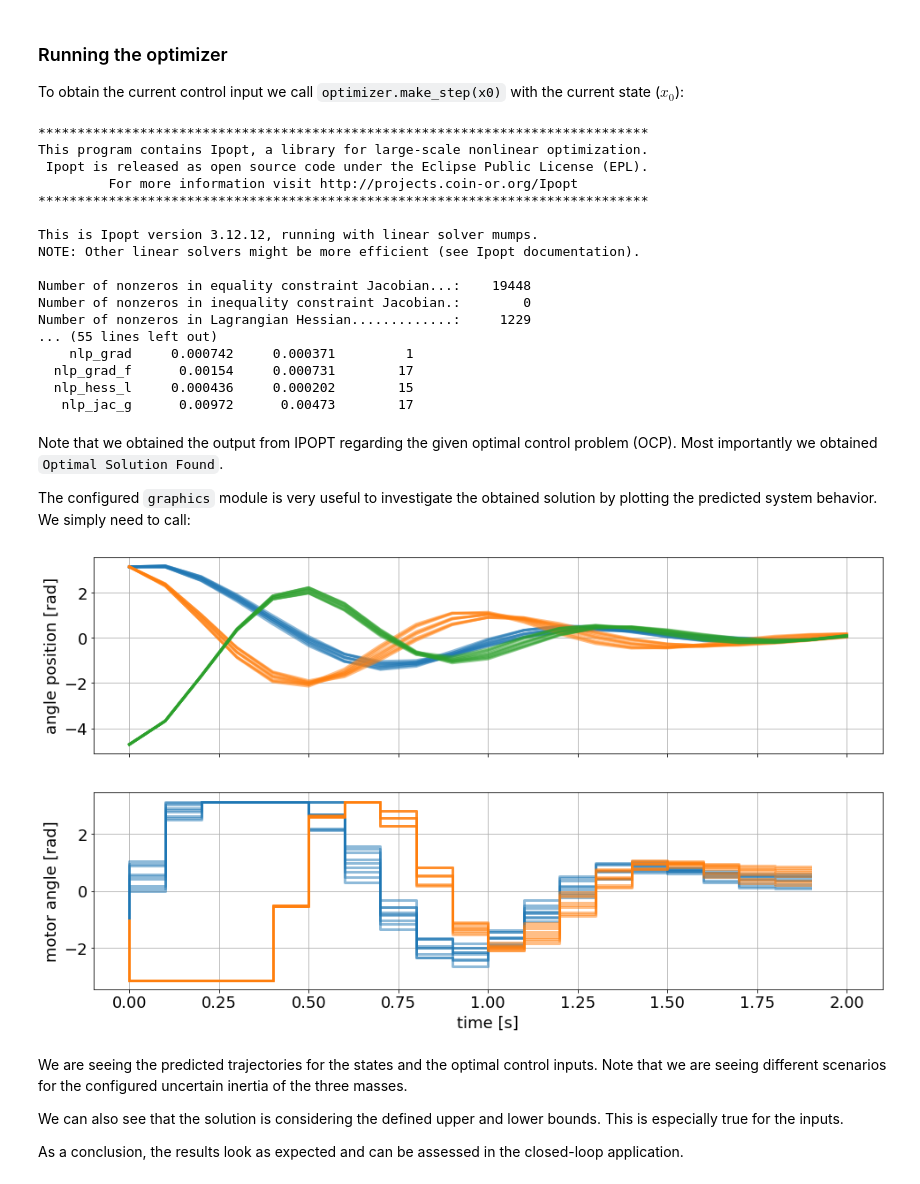
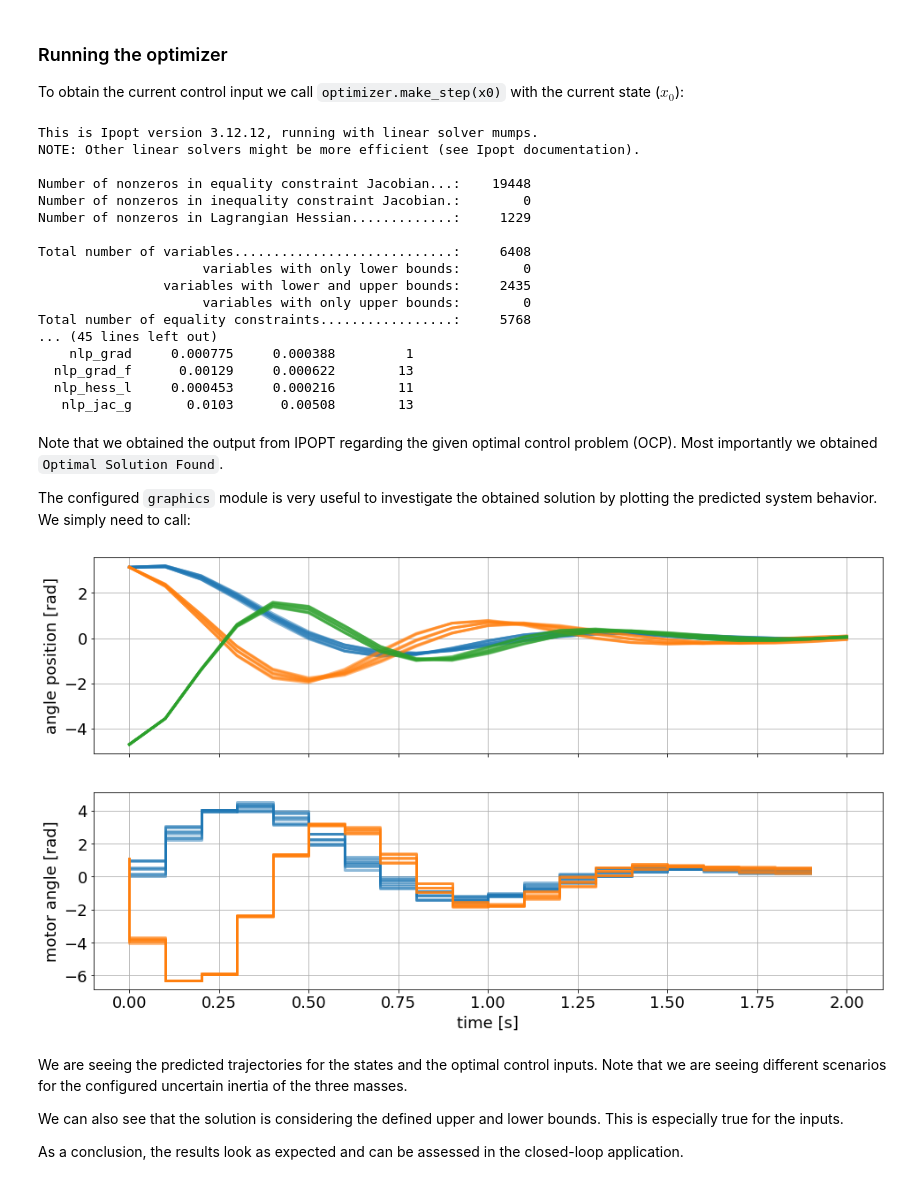
Before and after one commit to do-mpc/do-mpc, a Jupyter notebook: new_version/docs/source/getting_started.ipynb, the cells around one changed output. Drawn from its saved outputs; the diff is of its cells as text; code cells hidden in the pictures.

Commit message:
massive restructuring of dompc
Optimizer is now the common base for MPC and MHE.
backend_optimizer ist gone

```diff
--- a/new_version/docs/source/getting_started.ipynb
+++ b/new_version/docs/source/getting_started.ipynb
@@ -251,20 +251,20 @@ optimizer.bounds['upper','_u', 'phi_m_2_set'] = -2*np.pi
 Scaling is an important feature if the OCP is poorly conditioned, e.g. different states have significantly different magnitudes. In that case the unscaled problem might not lead to a (desired) solution.
 Scaling factors can be introduced for all states, inputs and algebraic variables and the objective is to scale them to roughly the same order of magnitude. For the given problem, this is not necessary but we briefly show the syntax (note that this step can also be skipped).
 # %%
-optimizer.scaling['_x', 'phi_1'] = 2
-optimizer.scaling['_x', 'phi_2'] = 2
-optimizer.scaling['_x', 'phi_3'] = 2
+mpc.scaling['_x', 'phi_1'] = 2
+mpc.scaling['_x', 'phi_2'] = 2
+mpc.scaling['_x', 'phi_3'] = 2
 # %% [markdown]
 ### Uncertain Parameters
 An important feature of **do mpc** is scenario based robust MPC. Instead of predicting and controlling a single future trajectory, we investigate multiple possible trajectories depending on different uncertain parameters. These parameters were previously defined in the model (the mass inertia). Now we must provide the optimizer with different possible scenarios.
 
 This can be done in the following way:
 # %%
-inertia_mass_1 = 2.25*1e-4*np.array([1.,0.9, 1.1])
-inertia_mass_2 = 2.25*1e-4*np.array([1.,0.9, 1.1])
+inertia_mass_1 = 2.25*1e-4*np.array([1., 0.9, 1.1])
+inertia_mass_2 = 2.25*1e-4*np.array([1., 0.9, 1.1])
 inertia_mass_3 = 2.25*1e-4*np.array([1.])
 
-optimizer.set_uncertainty_values([inertia_mass_1, inertia_mass_2, inertia_mass_3])
+mpc.set_uncertainty_values([inertia_mass_1, inertia_mass_2, inertia_mass_3])
 # %% [markdown]
 We provide a list to the method `optimizer.set_uncertain_parameter()`, where each entry is a `numpy.ndarray` with the possible values. The first value is the nominal case, where further values will lead to an increasing number of scenarios. Since we investigate each combination of possible parameters, the number of scenarios is growing rapidly. For our example, we are therefore only treating the inertia of mass 1 and 2 as uncertain and supply only one possible value for the mass of inertia 3.
 # %% [markdown]
@@ -334,7 +334,7 @@ x0 = np.pi*np.array([1, 1, -1.5, 1, -1, 1, 0, 0]).reshape(-1,1)
 and use the `.set_initial_state()` method to set the initial state (which also calls `optimizer.set_initial_guess()`.
 # %%
 simulator.set_initial_state(x0, reset_history=True)
-optimizer.set_initial_state(x0, reset_history=True)
+mpc.set_initial_state(x0, reset_history=True)
 # %% [markdown]
 ### Setting up the Graphic
 To investigate the controller performance **AND** the MPC predictions, we are using the **do mpc** `graphics` module. This versatile tool allows us to conveniently configure a user-defined plot based on Matplotlib and visualize the results stored in the `optimizer.data`, `simulator.data` (and if applicable `estimator.data`) objects.
@@ -350,7 +350,7 @@ mpl.rcParams['axes.grid'] = True
 # %% [markdown]
 And initializing the `graphics module`:
 # %%
-graphics = do_mpc.graphics()
+graphics = do_mpc.graphics.Graphics()
 # %% [markdown]
 Next, we create a `figure` and obtain its `axis` object. Matplotlib offers multiple alternative ways to obtain an `axis` object, e.g. [subplots](https://matplotlib.org/3.1.1/api/_as_gen/matplotlib.pyplot.subplots.html), [subplot2grid](https://matplotlib.org/3.1.1/api/_as_gen/matplotlib.pyplot.subplot2grid.html), or simply [gca](https://matplotlib.org/3.1.1/api/_as_gen/matplotlib.pyplot.gca.html). We use `subplots`:
 # %%
@@ -399,41 +399,41 @@ Remember the animation you saw above, of the uncontrolled system? This is where
 ### Running the optimizer
 To obtain the current control input we call `optimizer.make_step(x0)` with the current state ($x_0$):
 # %%
-u0 = optimizer.make_step(x0)
+u0 = mpc.make_step(x0)
 # %% [output]
-******************************************************************************
-This program contains Ipopt, a library for large-scale nonlinear optimization.
- Ipopt is released as open source code under the Eclipse Public License (EPL).
-         For more information visit http://projects.coin-or.org/Ipopt
-******************************************************************************
-
 This is Ipopt version 3.12.12, running with linear solver mumps.
 NOTE: Other linear solvers might be more efficient (see Ipopt documentation).
 
 Number of nonzeros in equality constraint Jacobian...:    19448
 Number of nonzeros in inequality constraint Jacobian.:        0
 Number of nonzeros in Lagrangian Hessian.............:     1229
-... (55 lines left out)
-    nlp_grad     0.000742     0.000371         1
-  nlp_grad_f      0.00154     0.000731        17
-  nlp_hess_l     0.000436     0.000202        15
-   nlp_jac_g      0.00972      0.00473        17
+
+Total number of variables............................:     6408
+                     variables with only lower bounds:        0
+                variables with lower and upper bounds:     2435
+                     variables with only upper bounds:        0
+Total number of equality constraints.................:     5768
+... (45 lines left out)
+    nlp_grad     0.000775     0.000388         1
+  nlp_grad_f      0.00129     0.000622        13
+  nlp_hess_l     0.000453     0.000216        11
+   nlp_jac_g       0.0103      0.00508        13
 # %% [markdown]
 Note that we obtained the output from IPOPT regarding the given optimal control problem (OCP). Most importantly we obtained `Optimal Solution Found`.
 
 The configured `graphics` module is very useful to investigate the obtained solution by plotting the predicted system behavior. We simply need to call:
 # %%
 graphics.reset_axes()
-lines = graphics.plot_predictions(optimizer.data, alpha=0.5)
+lines = graphics.plot_predictions(mpc.data, alpha=0.5)
 # Autoscale the axis:
 ax[0].relim()
 ax[0].autoscale()
 ax[1].relim()
 ax[1].autoscale()
 # Show the figure:
 fig
 # %% [output]
-[figure, old version]
+[figure, new version]
 # %% [markdown]
 We are seeing the predicted trajectories for the states and the optimal control inputs. Note that we are seeing different scenarios for the configured uncertain inertia of the three masses.
 
```
Also changed, not shown: parts of 15 cells of this notebook, 15 other files.
